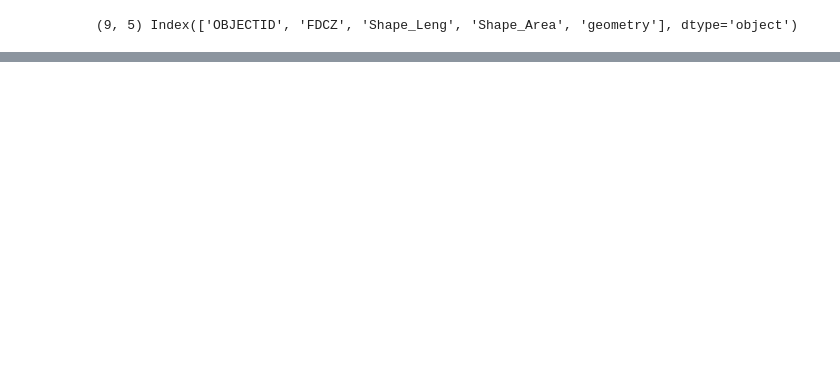
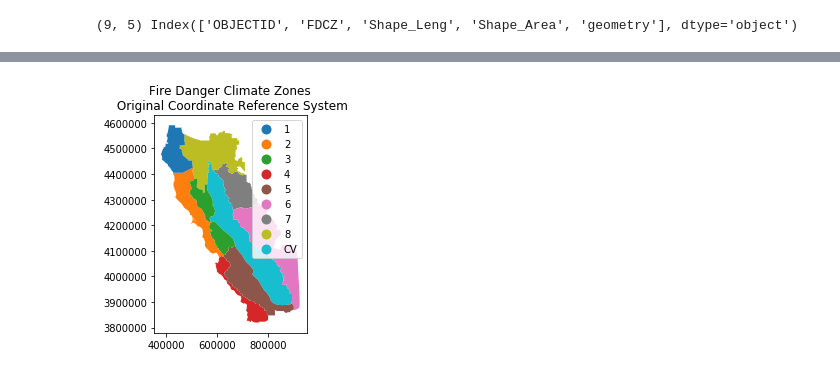
Before and after one commit to edwinfcampos/Showcase, a Jupyter notebook: CodingExample.ipynb, the cells around one changed output, grey strips where cells are left out. Drawn from its saved outputs; the diff is of its cells as text; code cells hidden in the pictures; blank space fills up the shorter version.

Commit message:
Shape files in lat lon projection

```diff
--- a/CodingExample.ipynb
+++ b/CodingExample.ipynb
@@ -324,4 +344,4 @@ References:
 import geopandas
 # %%
 #df = geopandas.read_file(geopandas.datasets.get_path('fdcz_pl'))
-df = geopandas.read_file("fdcz_pl")
+geodf = geopandas.read_file("fdcz_pl")
@@ -397,0 +386,6 @@ sf_df
+# %%
+# Visualize Shapefiles in Original Projection
+ax = geodf.plot(column='FDCZ',legend=True)
+ax.set_title("Fire Danger Climate Zones\n Original Coordinate Reference System");
+# %% [output]
+[figure, added]
```
Also changed, not shown: parts of 17 cells of this notebook.
